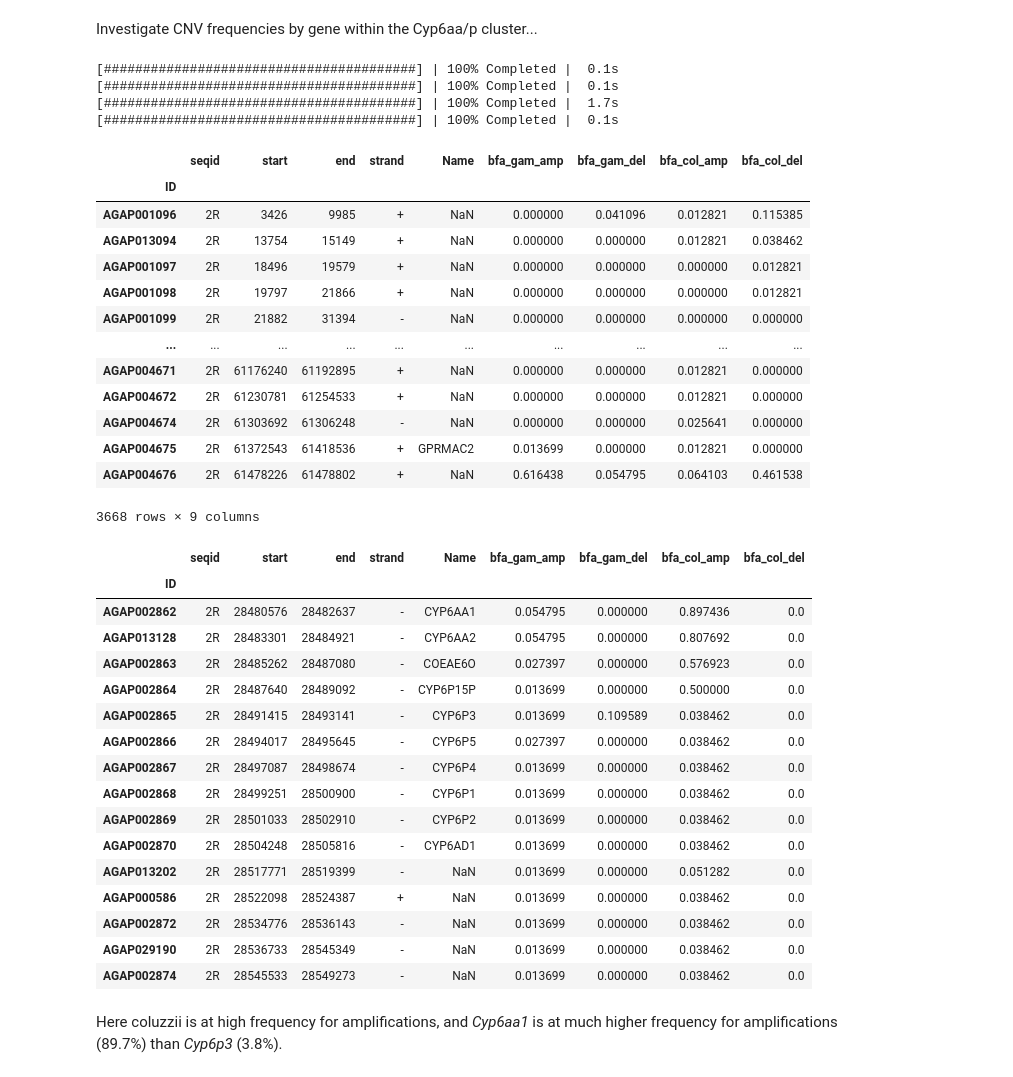
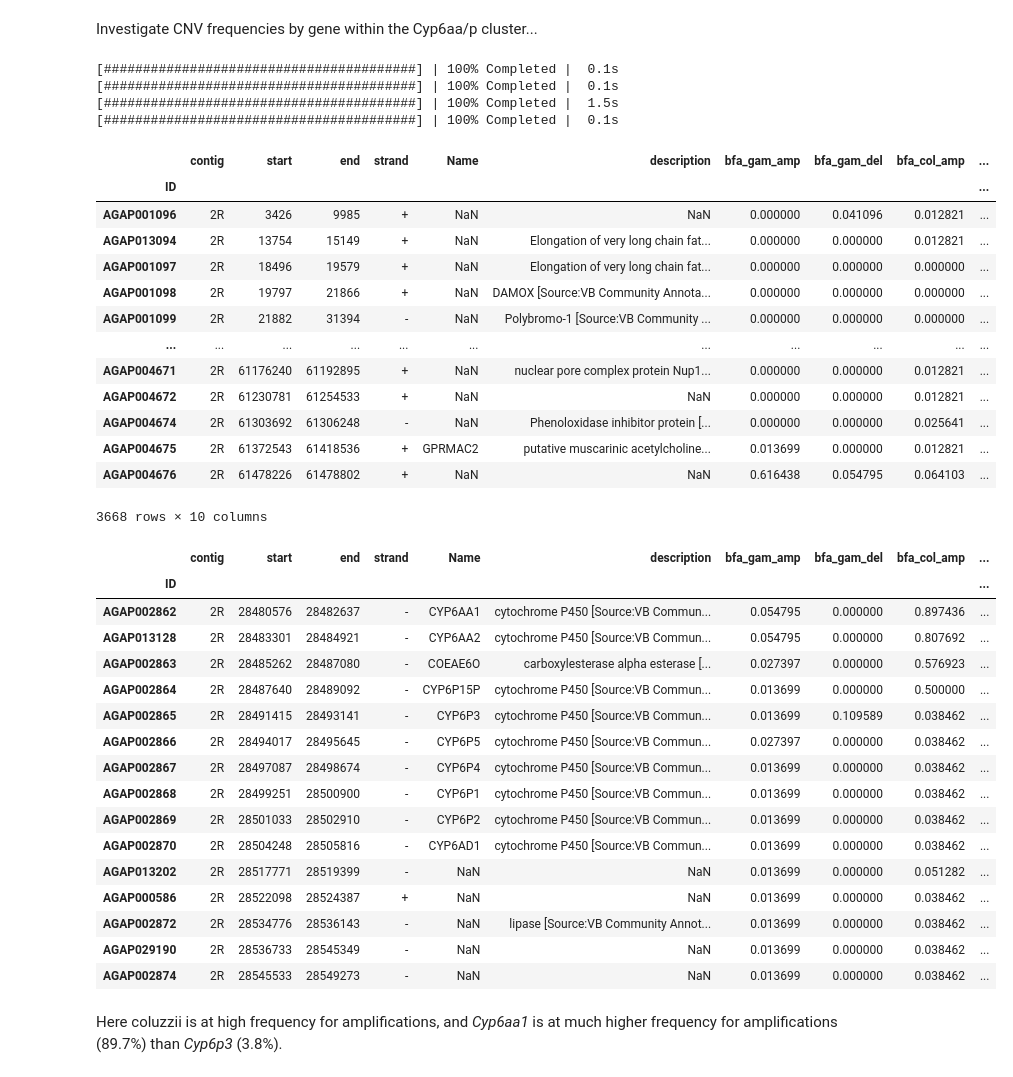
Before and after one commit to alimanfoo/sandbox, a Jupyter notebook: 2021-04-28-ag3-cnv-guide/notebook.ipynb, the cells around one changed output. Saved outputs shown, nothing was run; the diff lists cells and outputs as text; code cells hidden in the pictures.

```diff
--- a/2021-04-28-ag3-cnv-guide/notebook.ipynb
+++ b/2021-04-28-ag3-cnv-guide/notebook.ipynb
@@ -718,52 +721,52 @@ plot_hmm_cnv(contig='2R', start=28_450_000, stop=28_550_000,
 # %% [markdown]
 Investigate CNV frequencies by gene within the Cyp6aa/p cluster...
 # %%
-pops = {
+cohorts = {
     'bfa_gam': "sample_set == 'AG1000G-BF-A' and species == 'gambiae' and sex_call == 'F'",
     'bfa_col': "sample_set == 'AG1000G-BF-A' and species == 'coluzzii' and sex_call == 'F'",
 }
-dfgf = ag3.gene_cnv_frequencies(contig='2R', populations=pops)
+dfgf = ag3.gene_cnv_frequencies(contig='2R', cohorts=cohorts)
 dfgf
 # %% [output]
 [########################################] | 100% Completed |  0.1s
 [########################################] | 100% Completed |  0.1s
-[########################################] | 100% Completed |  1.7s
+[########################################] | 100% Completed |  1.5s
 [########################################] | 100% Completed |  0.1s
-|  | seqid | start | end | strand | Name | bfa_gam_amp | bfa_gam_del | bfa_col_amp | bfa_col_del |
-| ID |  |  |  |  |  |  |  |  |  |
-| AGAP001096 | 2R | 3426 | 9985 | + | NaN | 0.000000 | 0.041096 | 0.012821 | 0.115385 |
-| AGAP013094 | 2R | 13754 | 15149 | + | NaN | 0.000000 | 0.000000 | 0.012821 | 0.038462 |
-| AGAP001097 | 2R | 18496 | 19579 | + | NaN | 0.000000 | 0.000000 | 0.000000 | 0.012821 |
-| AGAP001098 | 2R | 19797 | 21866 | + | NaN | 0.000000 | 0.000000 | 0.000000 | 0.012821 |
-| AGAP001099 | 2R | 21882 | 31394 | - | NaN | 0.000000 | 0.000000 | 0.000000 | 0.000000 |
-| ... | ... | ... | ... | ... | ... | ... | ... | ... | ... |
-| AGAP004671 | 2R | 61176240 | 61192895 | + | NaN | 0.000000 | 0.000000 | 0.012821 | 0.000000 |
-| AGAP004672 | 2R | 61230781 | 61254533 | + | NaN | 0.000000 | 0.000000 | 0.012821 | 0.000000 |
-| AGAP004674 | 2R | 61303692 | 61306248 | - | NaN | 0.000000 | 0.000000 | 0.025641 | 0.000000 |
-| AGAP004675 | 2R | 61372543 | 61418536 | + | GPRMAC2 | 0.013699 | 0.000000 | 0.012821 | 0.000000 |
-| AGAP004676 | 2R | 61478226 | 61478802 | + | NaN | 0.616438 | 0.054795 | 0.064103 | 0.461538 |
+|  | contig | start | end | strand | Name | description | bfa_gam_amp | bfa_gam_del | bfa_col_amp | ... |
+| ID |  |  |  |  |  |  |  |  |  | ... |
+| AGAP001096 | 2R | 3426 | 9985 | + | NaN | NaN | 0.000000 | 0.041096 | 0.012821 | ... |
+| AGAP013094 | 2R | 13754 | 15149 | + | NaN | Elongation of very long chain fat... | 0.000000 | 0.000000 | 0.012821 | ... |
+| AGAP001097 | 2R | 18496 | 19579 | + | NaN | Elongation of very long chain fat... | 0.000000 | 0.000000 | 0.000000 | ... |
+| AGAP001098 | 2R | 19797 | 21866 | + | NaN | DAMOX [Source:VB Community Annota... | 0.000000 | 0.000000 | 0.000000 | ... |
+| AGAP001099 | 2R | 21882 | 31394 | - | NaN | Polybromo-1 [Source:VB Community ... | 0.000000 | 0.000000 | 0.000000 | ... |
+| ... | ... | ... | ... | ... | ... | ... | ... | ... | ... | ... |
+| AGAP004671 | 2R | 61176240 | 61192895 | + | NaN | nuclear pore complex protein Nup1... | 0.000000 | 0.000000 | 0.012821 | ... |
+| AGAP004672 | 2R | 61230781 | 61254533 | + | NaN | NaN | 0.000000 | 0.000000 | 0.012821 | ... |
+| AGAP004674 | 2R | 61303692 | 61306248 | - | NaN | Phenoloxidase inhibitor protein [... | 0.000000 | 0.000000 | 0.025641 | ... |
+| AGAP004675 | 2R | 61372543 | 61418536 | + | GPRMAC2 | putative muscarinic acetylcholine... | 0.013699 | 0.000000 | 0.012821 | ... |
+| AGAP004676 | 2R | 61478226 | 61478802 | + | NaN | NaN | 0.616438 | 0.054795 | 0.064103 | ... |
-3668 rows × 9 columns
+3668 rows × 10 columns
 # %%
 # extract CNV frequencies for Cyp6aa/p cluster
 dfgf.query('start > 28_450_000 and end < 28_550_000')
 # %% [output]
-|  | seqid | start | end | strand | Name | bfa_gam_amp | bfa_gam_del | bfa_col_amp | bfa_col_del |
-| ID |  |  |  |  |  |  |  |  |  |
-| AGAP002862 | 2R | 28480576 | 28482637 | - | CYP6AA1 | 0.054795 | 0.000000 | 0.897436 | 0.0 |
-| AGAP013128 | 2R | 28483301 | 28484921 | - | CYP6AA2 | 0.054795 | 0.000000 | 0.807692 | 0.0 |
-| AGAP002863 | 2R | 28485262 | 28487080 | - | COEAE6O | 0.027397 | 0.000000 | 0.576923 | 0.0 |
-| AGAP002864 | 2R | 28487640 | 28489092 | - | CYP6P15P | 0.013699 | 0.000000 | 0.500000 | 0.0 |
-| AGAP002865 | 2R | 28491415 | 28493141 | - | CYP6P3 | 0.013699 | 0.109589 | 0.038462 | 0.0 |
-| AGAP002866 | 2R | 28494017 | 28495645 | - | CYP6P5 | 0.027397 | 0.000000 | 0.038462 | 0.0 |
-| AGAP002867 | 2R | 28497087 | 28498674 | - | CYP6P4 | 0.013699 | 0.000000 | 0.038462 | 0.0 |
-| AGAP002868 | 2R | 28499251 | 28500900 | - | CYP6P1 | 0.013699 | 0.000000 | 0.038462 | 0.0 |
-| AGAP002869 | 2R | 28501033 | 28502910 | - | CYP6P2 | 0.013699 | 0.000000 | 0.038462 | 0.0 |
-| AGAP002870 | 2R | 28504248 | 28505816 | - | CYP6AD1 | 0.013699 | 0.000000 | 0.038462 | 0.0 |
-| AGAP013202 | 2R | 28517771 | 28519399 | - | NaN | 0.013699 | 0.000000 | 0.051282 | 0.0 |
-| AGAP000586 | 2R | 28522098 | 28524387 | + | NaN | 0.013699 | 0.000000 | 0.038462 | 0.0 |
-| AGAP002872 | 2R | 28534776 | 28536143 | - | NaN | 0.013699 | 0.000000 | 0.038462 | 0.0 |
-| AGAP029190 | 2R | 28536733 | 28545349 | - | NaN | 0.013699 | 0.000000 | 0.038462 | 0.0 |
-| AGAP002874 | 2R | 28545533 | 28549273 | - | NaN | 0.013699 | 0.000000 | 0.038462 | 0.0 |
+|  | contig | start | end | strand | Name | description | bfa_gam_amp | bfa_gam_del | bfa_col_amp | ... |
+| ID |  |  |  |  |  |  |  |  |  | ... |
+| AGAP002862 | 2R | 28480576 | 28482637 | - | CYP6AA1 | cytochrome P450 [Source:VB Commun... | 0.054795 | 0.000000 | 0.897436 | ... |
+| AGAP013128 | 2R | 28483301 | 28484921 | - | CYP6AA2 | cytochrome P450 [Source:VB Commun... | 0.054795 | 0.000000 | 0.807692 | ... |
+| AGAP002863 | 2R | 28485262 | 28487080 | - | COEAE6O | carboxylesterase alpha esterase [... | 0.027397 | 0.000000 | 0.576923 | ... |
+| AGAP002864 | 2R | 28487640 | 28489092 | - | CYP6P15P | cytochrome P450 [Source:VB Commun... | 0.013699 | 0.000000 | 0.500000 | ... |
+| AGAP002865 | 2R | 28491415 | 28493141 | - | CYP6P3 | cytochrome P450 [Source:VB Commun... | 0.013699 | 0.109589 | 0.038462 | ... |
+| AGAP002866 | 2R | 28494017 | 28495645 | - | CYP6P5 | cytochrome P450 [Source:VB Commun... | 0.027397 | 0.000000 | 0.038462 | ... |
+| AGAP002867 | 2R | 28497087 | 28498674 | - | CYP6P4 | cytochrome P450 [Source:VB Commun... | 0.013699 | 0.000000 | 0.038462 | ... |
+| AGAP002868 | 2R | 28499251 | 28500900 | - | CYP6P1 | cytochrome P450 [Source:VB Commun... | 0.013699 | 0.000000 | 0.038462 | ... |
+| AGAP002869 | 2R | 28501033 | 28502910 | - | CYP6P2 | cytochrome P450 [Source:VB Commun... | 0.013699 | 0.000000 | 0.038462 | ... |
+| AGAP002870 | 2R | 28504248 | 28505816 | - | CYP6AD1 | cytochrome P450 [Source:VB Commun... | 0.013699 | 0.000000 | 0.038462 | ... |
+| AGAP013202 | 2R | 28517771 | 28519399 | - | NaN | NaN | 0.013699 | 0.000000 | 0.051282 | ... |
+| AGAP000586 | 2R | 28522098 | 28524387 | + | NaN | NaN | 0.013699 | 0.000000 | 0.038462 | ... |
+| AGAP002872 | 2R | 28534776 | 28536143 | - | NaN | lipase [Source:VB Community Annot... | 0.013699 | 0.000000 | 0.038462 | ... |
+| AGAP029190 | 2R | 28536733 | 28545349 | - | NaN | NaN | 0.013699 | 0.000000 | 0.038462 | ... |
+| AGAP002874 | 2R | 28545533 | 28549273 | - | NaN | NaN | 0.013699 | 0.000000 | 0.038462 | ... |
 # %% [markdown]
 Here coluzzii is at high frequency for amplifications, and *Cyp6aa1* is at much higher frequency for amplifications (89.7%) than *Cyp6p3* (3.8%).
 # %% [markdown]
```
Also changed, not shown: parts of 13 cells of this notebook.
